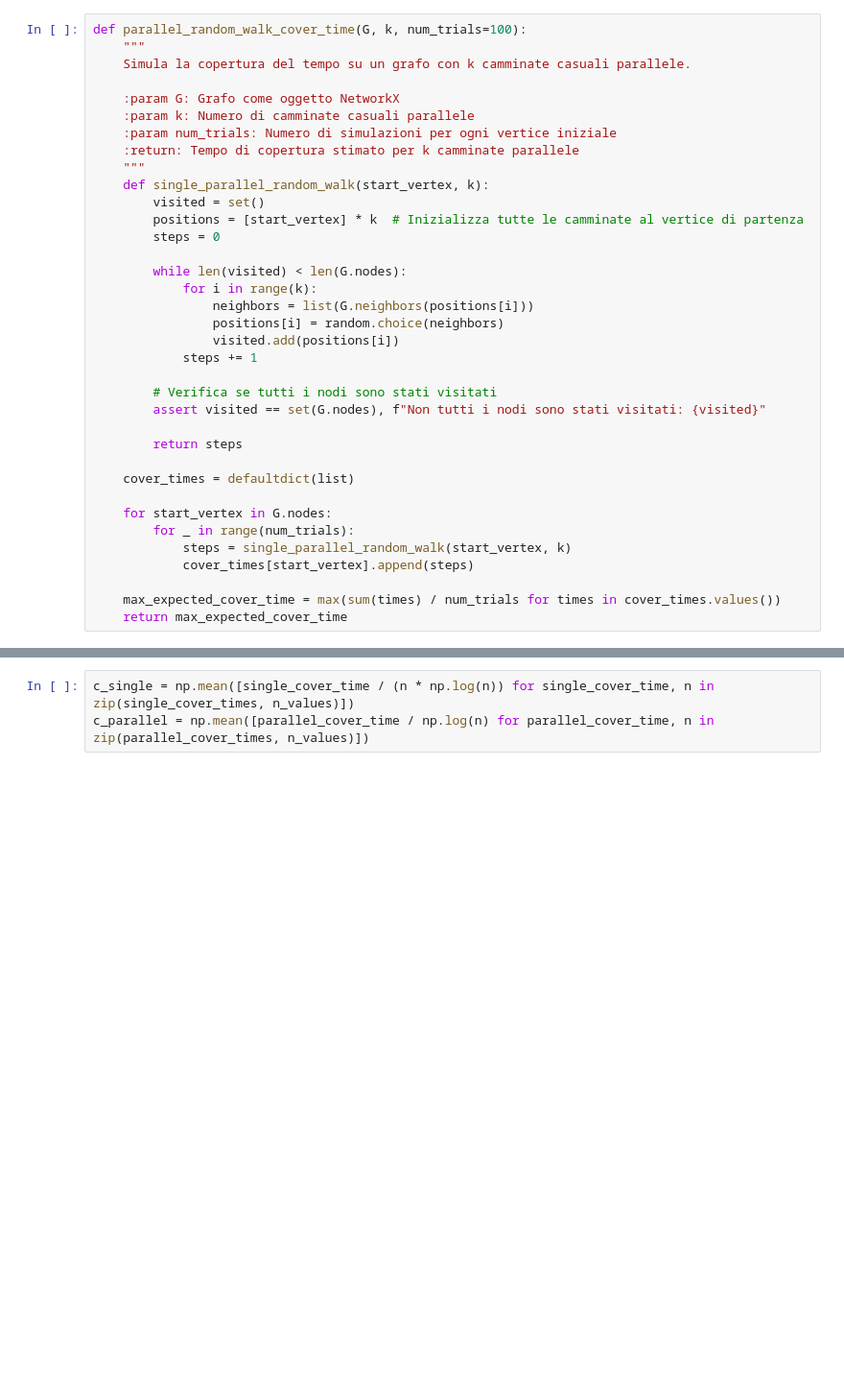
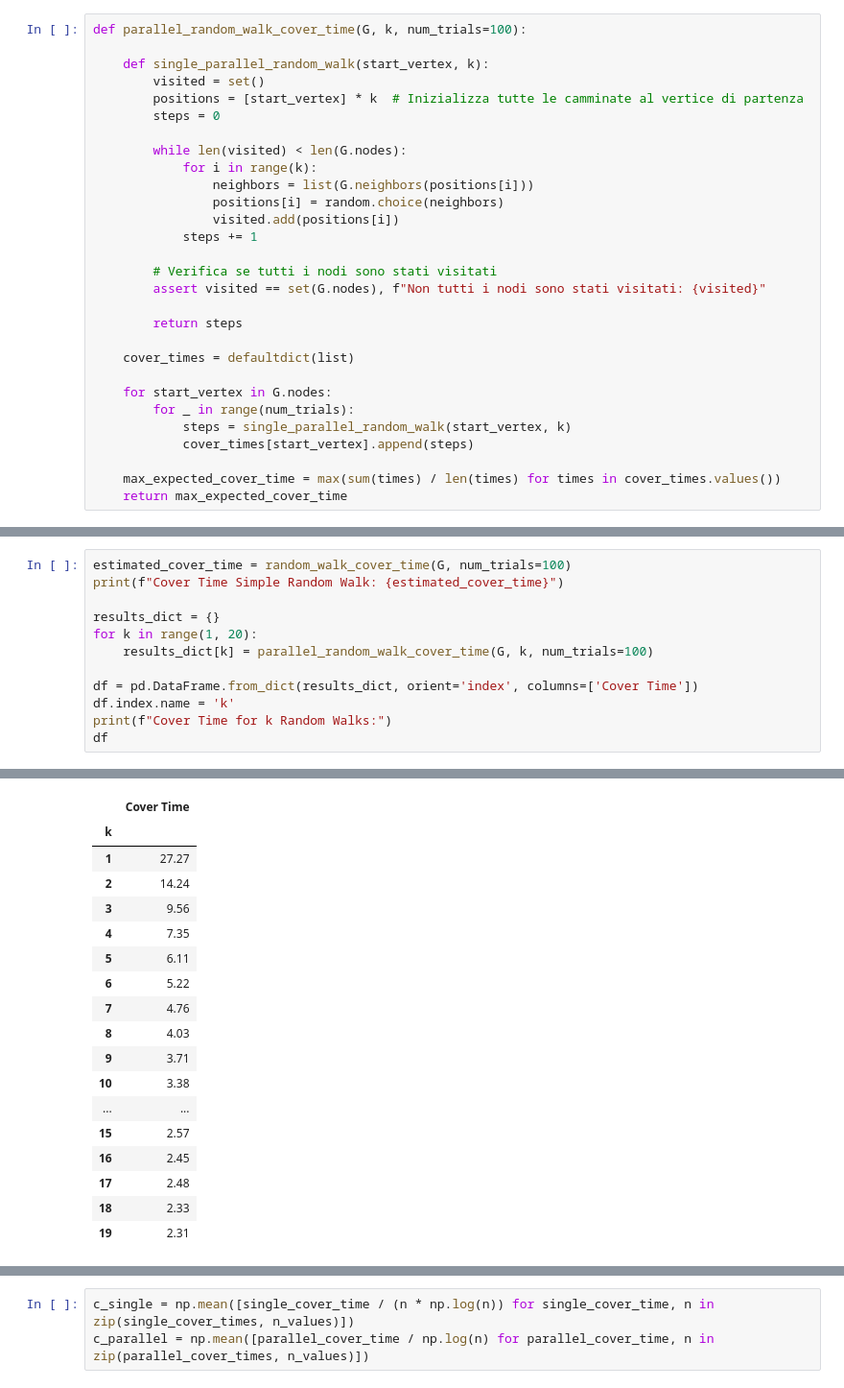
Before and after one commit to filippovicentini/single-vs-parallel-random-walk, a Jupyter notebook: random_walk.ipynb, the cells around one changed output, grey strips where cells are left out. Shown at 96% size. Cells and saved outputs as stored; diff of their text form; blank space fills up the shorter version.

```diff
--- a/random_walk.ipynb
+++ b/random_walk.ipynb
@@ -83,13 +63,6 @@ def random_walk_cover_time(G, num_trials=100):
 # %%
 def parallel_random_walk_cover_time(G, k, num_trials=100):
-    """
-    Simula la copertura del tempo su un grafo con k camminate casuali parallele.
 
-    :param G: Grafo come oggetto NetworkX
-    :param k: Numero di camminate casuali parallele
-    :param num_trials: Numero di simulazioni per ogni vertice iniziale
-    :return: Tempo di copertura stimato per k camminate parallele
-    """
     def single_parallel_random_walk(start_vertex, k):
         visited = set()
         positions = [start_vertex] * k  # Inizializza tutte le camminate al vertice di partenza
@@ -114,5 +87,5 @@ def parallel_random_walk_cover_time(G, k, num_trials=100):
             steps = single_parallel_random_walk(start_vertex, k)
             cover_times[start_vertex].append(steps)
 
-    max_expected_cover_time = max(sum(times) / num_trials for times in cover_times.values())
+    max_expected_cover_time = max(sum(times) / len(times) for times in cover_times.values())
     return max_expected_cover_time
@@ -136,0 +107,13 @@ Tempo di copertura stimato per 3 camminate parallele: 11.98
+# %%
+estimated_cover_time = random_walk_cover_time(G, num_trials=100)
+print(f"Cover Time Simple Random Walk: {estimated_cover_time}")
+
+results_dict = {}
+for k in range(1, 20):
+    results_dict[k] = parallel_random_walk_cover_time(G, k, num_trials=100)
+
+df = pd.DataFrame.from_dict(results_dict, orient='index', columns=['Cover Time'])
+df.index.name = 'k'
+print(f"Cover Time for k Random Walks:")
+df
+# %% [output]
@@ -136,0 +122,18 @@ Tempo di copertura stimato per 3 camminate parallele: 11.98
+|  | Cover Time |
+| k |  |
+| 1 | 27.27 |
+| 2 | 14.24 |
+| 3 | 9.56 |
+| 4 | 7.35 |
+| 5 | 6.11 |
+| 6 | 5.22 |
+| 7 | 4.76 |
+| 8 | 4.03 |
+| 9 | 3.71 |
+| 10 | 3.38 |
+| ... | ... |
+| 15 | 2.57 |
+| 16 | 2.45 |
+| 17 | 2.48 |
+| 18 | 2.33 |
+| 19 | 2.31 |
```
Also changed, not shown: parts of 23 cells of this notebook.
